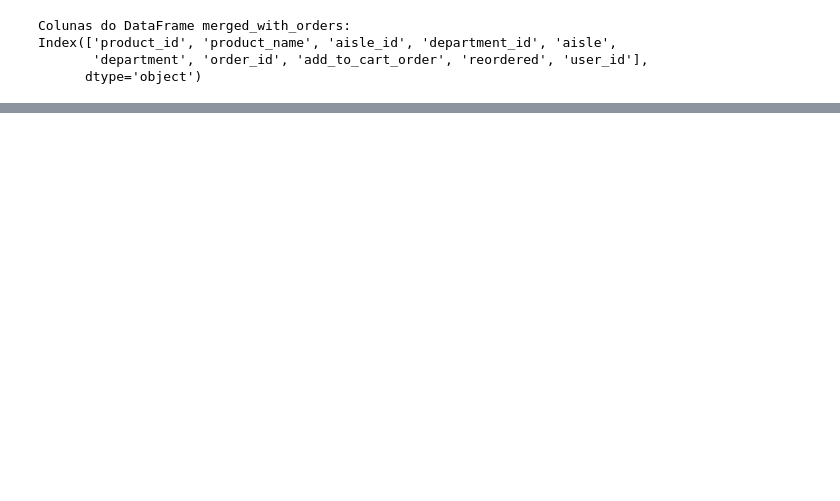
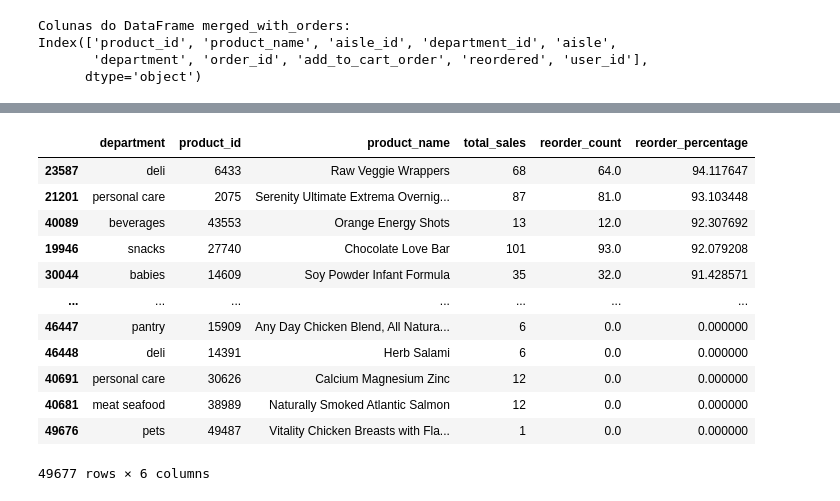
Before and after one commit to Gabrieldiasdeoliveira/cross_up_selling, a Jupyter notebook: cross_up_selling.ipynb, the cells around one changed output, grey strips where cells are left out. Cells and saved outputs as stored; diff of their text form; code cells hidden in the pictures; blank space fills up the shorter version.

```diff
--- a/cross_up_selling.ipynb
+++ b/cross_up_selling.ipynb
@@ -353,0 +405,16 @@ top_products_by_department
+# %%
+product_sales
+# %% [output]
+|  | department | product_id | product_name | total_sales | reorder_count | reorder_percentage |
+| 23587 | deli | 6433 | Raw Veggie Wrappers | 68 | 64.0 | 94.117647 |
+| 21201 | personal care | 2075 | Serenity Ultimate Extrema Overnig... | 87 | 81.0 | 93.103448 |
+| 40089 | beverages | 43553 | Orange Energy Shots | 13 | 12.0 | 92.307692 |
+| 19946 | snacks | 27740 | Chocolate Love Bar | 101 | 93.0 | 92.079208 |
+| 30044 | babies | 14609 | Soy Powder Infant Formula | 35 | 32.0 | 91.428571 |
+| ... | ... | ... | ... | ... | ... | ... |
+| 46447 | pantry | 15909 | Any Day Chicken Blend, All Natura... | 6 | 0.0 | 0.000000 |
+| 46448 | deli | 14391 | Herb Salami | 6 | 0.0 | 0.000000 |
+| 40691 | personal care | 30626 | Calcium Magnesium Zinc | 12 | 0.0 | 0.000000 |
+| 40681 | meat seafood | 38989 | Naturally Smoked Atlantic Salmon | 12 | 0.0 | 0.000000 |
+| 49676 | pets | 49487 | Vitality Chicken Breasts with Fla... | 1 | 0.0 | 0.000000 |
+49677 rows × 6 columns
```
Also changed, not shown: parts of 29 cells of this notebook.
